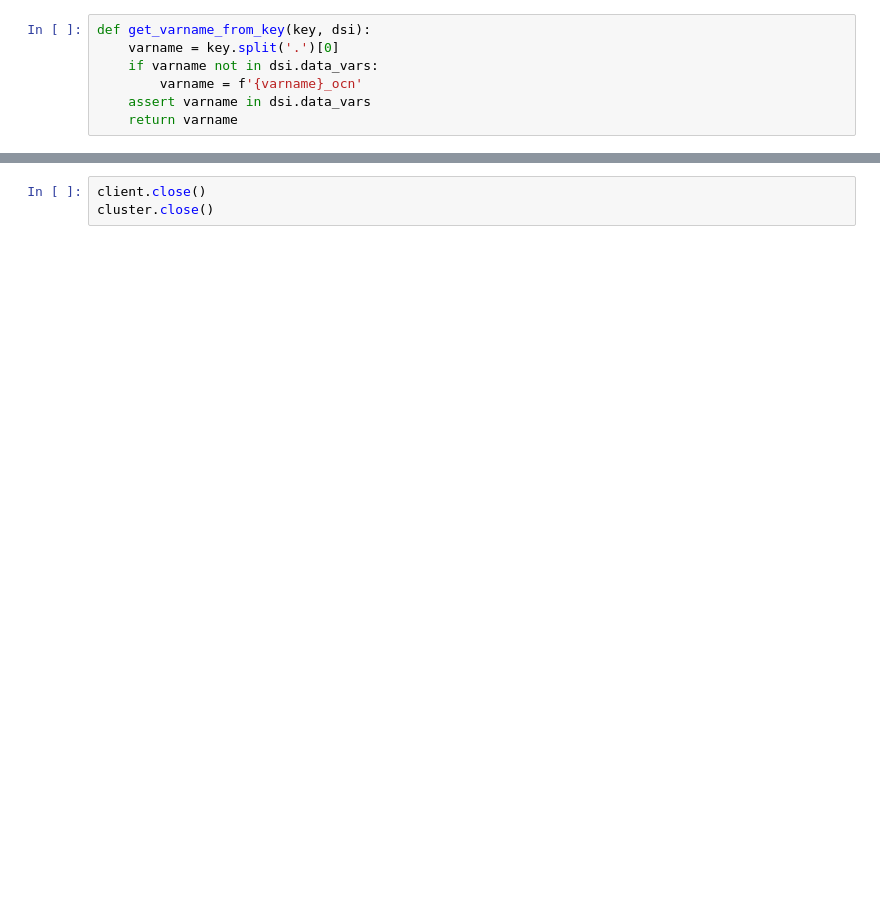
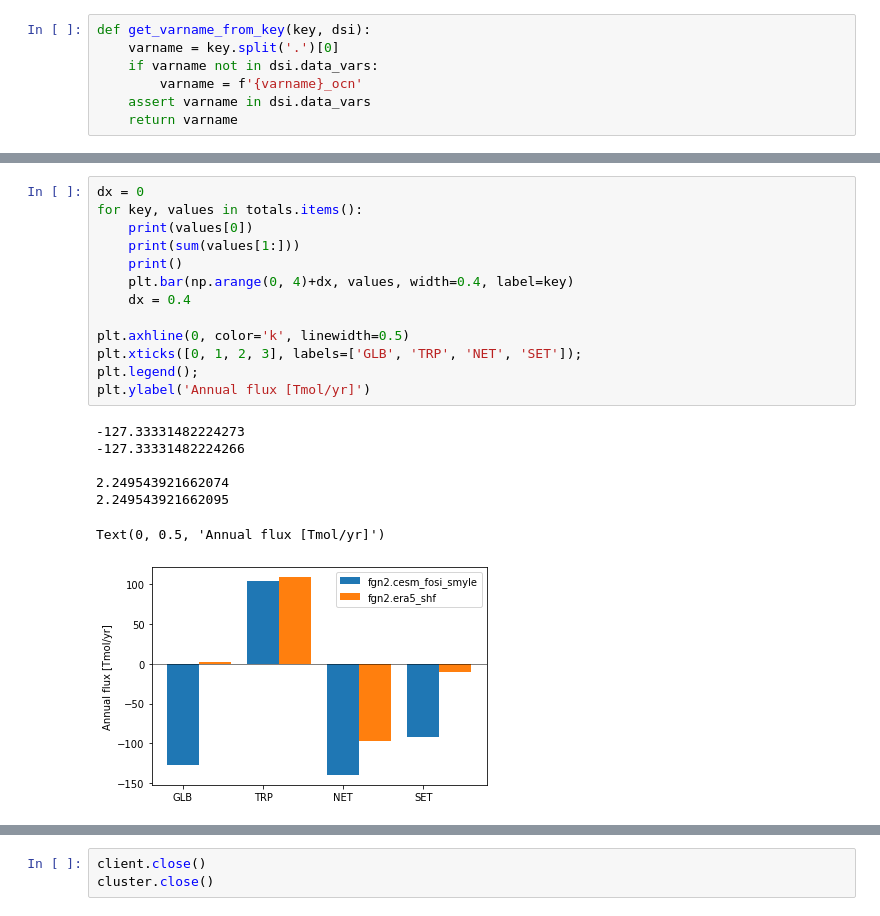
Before and after one commit to matt-long/sno-analysis, a Jupyter notebook: notebooks/publish-fluxes.ipynb, the cells around one changed output, grey strips where cells are left out. Saved outputs shown, nothing was run; the diff lists cells and outputs as text; blank space fills up the shorter version.

```diff
--- a/notebooks/publish-fluxes.ipynb
+++ b/notebooks/publish-fluxes.ipynb
@@ -158,0 +367,21 @@ for key in cat_keys:
+# %%
+dx = 0
+for key, values in totals.items():
+    print(values[0])
+    print(sum(values[1:]))
+    print()
+    plt.bar(np.arange(0, 4)+dx, values, width=0.4, label=key)
+    dx = 0.4
+
+plt.axhline(0, color='k', linewidth=0.5)
+plt.xticks([0, 1, 2, 3], labels=['GLB', 'TRP', 'NET', 'SET']);
+plt.legend();
+plt.ylabel('Annual flux [Tmol/yr]')
+# %% [output]
+-127.33331482224273
+-127.33331482224266
+
+2.249543921662074
+2.249543921662095
+Text(0, 0.5, 'Annual flux [Tmol/yr]')
+[figure, added]
```
Also changed, not shown: parts of 10 cells of this notebook, 4 other files.
